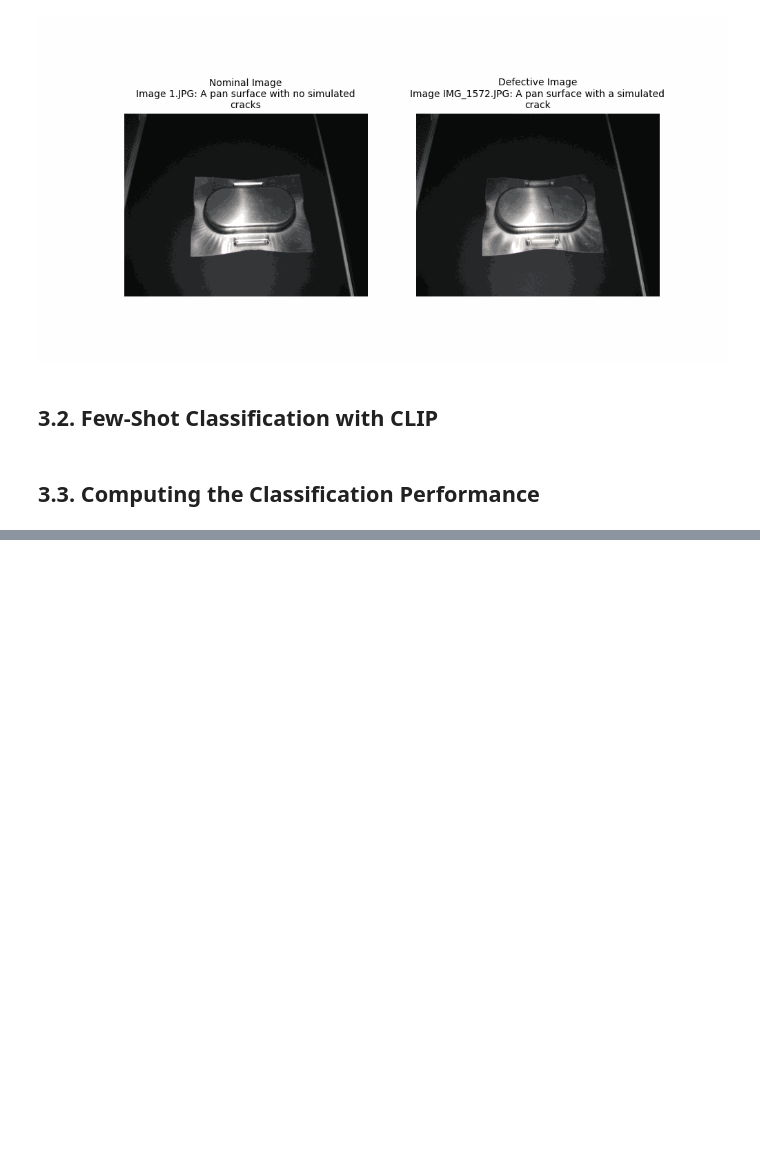
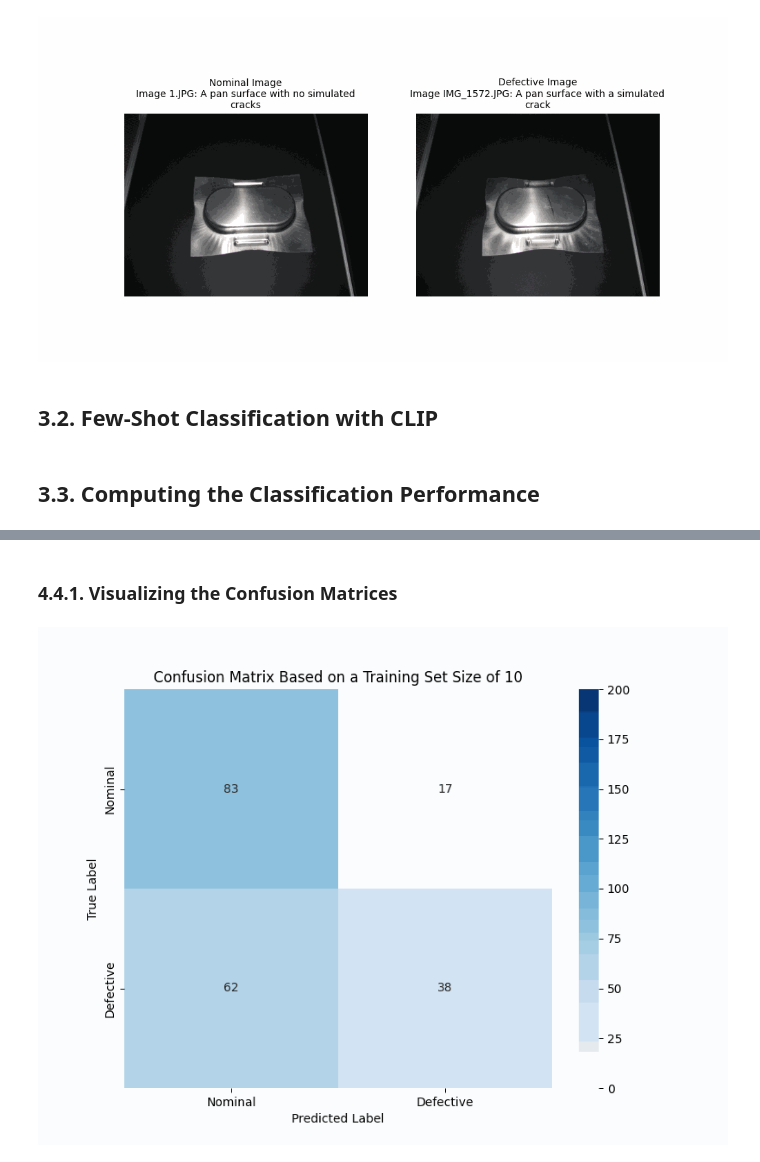
Before and after one commit to fmegahed/qe_genai, a Jupyter notebook: notebook/image_inspection_with_clip.ipynb, the cells around one changed output, grey strips where cells are left out. Drawn from its saved outputs; the diff is of its cells as text; code cells hidden in the pictures; blank space fills up the shorter version.

```diff
--- a/notebook/image_inspection_with_clip.ipynb
+++ b/notebook/image_inspection_with_clip.ipynb
@@ -766,0 +1110,12 @@ Classification Metrics:
+# %% [markdown]
+### 4.4.1. Visualizing the Confusion Matrices
+# %%
+create_confusion_matrix_gif(
+    prefix="exp02_conf_matrix",
+    train_size=[10, 20, 30, 50, 60, 70, 80, 90, 100, 120, 150, 200, 250, 300, 350],
+    duration=3000,
+    save_folder=save_folder,
+    file_save_name= "exp02_conf_matrices_all.gif"
+)
+# %% [output]
+[figure, added]
```
Also changed, not shown: parts of 18 cells of this notebook, 38 other files.
